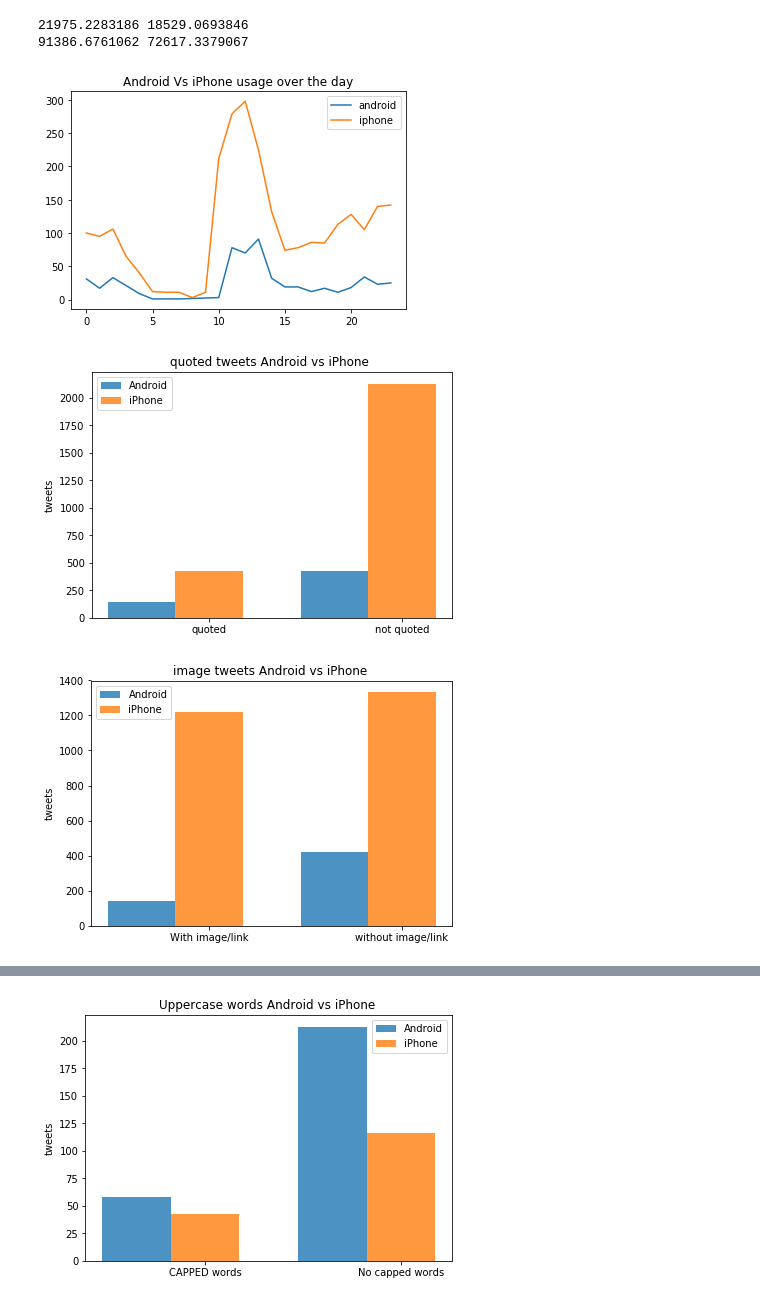
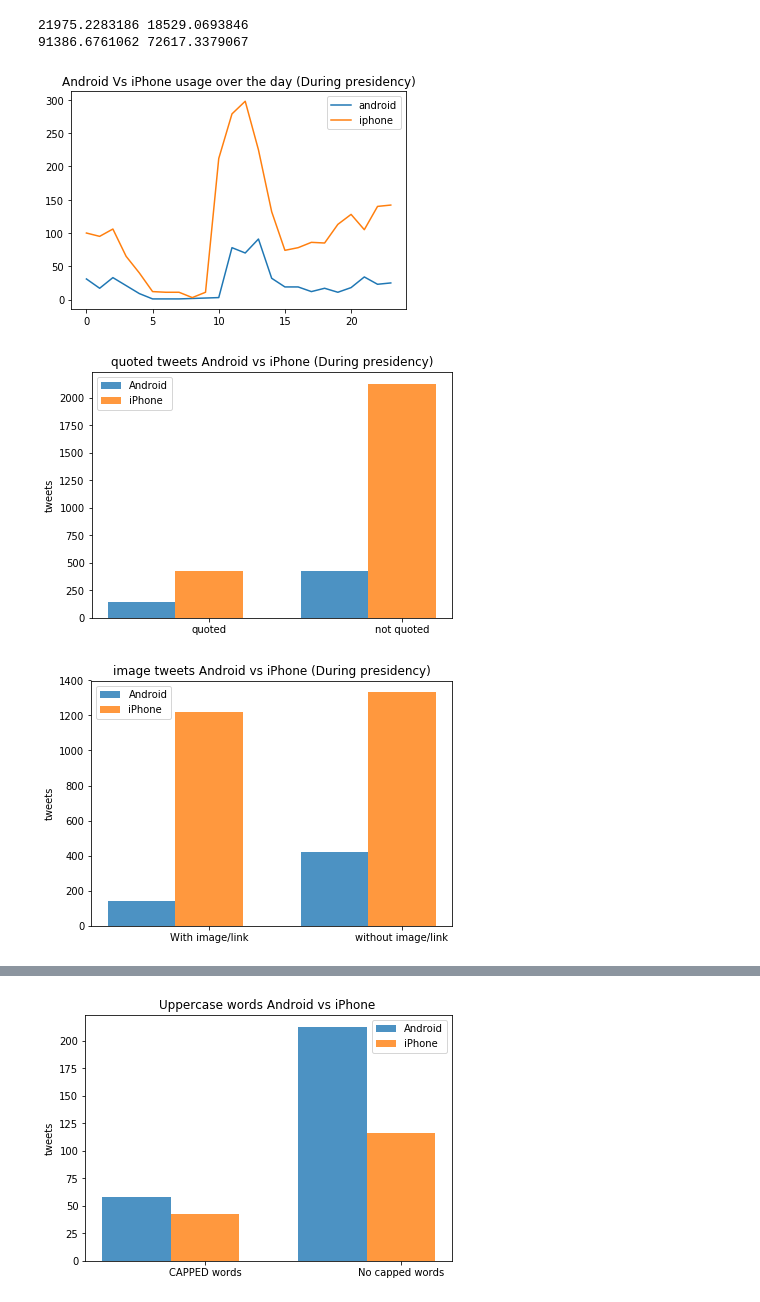
Before and after one commit to acefoxy/Project, a Jupyter notebook: Tweet_trump.ipynb, the cells around one changed output, grey strips where cells are left out. Drawn from its saved outputs; the diff is of its cells as text; code cells hidden in the pictures.

```diff
--- a/Tweet_trump.ipynb
+++ b/Tweet_trump.ipynb
@@ -49,26 +49,26 @@ print(tweets_android.fav.mean(),tweets_iphone.fav.mean())
 # %%
 #Tweeter usage over the day between iphone and android
 
 android = dict(Counter(np.array(tweets_android.created_at.dt.hour)))
 iphone = dict(Counter(np.array(tweets_iphone.created_at.dt.hour)))
 
 #sns.distplot(android,color='red',bins=24)
 #sns.distplot(iphone,color='blue',bins=24)
 #plt.hist(i,color='blue')
 
 androidLists = sorted(android.items()) # sorted by key, return a list of tuples
 iphoneLists = sorted(iphone.items())
 
 androidX, androidY = zip(*androidLists) # unpack a list of pairs into two tuples
 iphoneX, iphoneY = zip(*iphoneLists)
 
 plt.plot(androidX, androidY)
 plt.plot(iphoneX,iphoneY)
-plt.title('Android Vs iPhone usage over the day')
+plt.title('Android Vs iPhone usage over the day (During presidency)')
 plt.legend(['android','iphone'])
 plt.show()
 # %% [output]
-[figure, old version]
+[figure, new version]
 # %%
 #android tweets
 qat = tweets_android[tweets_android.text.str.contains('"')]
@@ -89,10 +89,10 @@ plt.ylabel('tweets'),
 plt.xticks(index + bar_width, ('quoted', 'not quoted'))
 plt.legend()
 plt.tight_layout()
-plt.title('quoted tweets Android vs iPhone ')
+plt.title('quoted tweets Android vs iPhone (During presidency)')
 plt.show()
 # %% [output]
-[figure, old version]
+[figure, new version]
 # %%
 #android tweets
 lat = tweets_android[tweets_android.text.str.contains('t.co')]
@@ -113,10 +113,10 @@ plt.ylabel('tweets'),
 plt.xticks(index + bar_width, ('With image/link', 'without image/link'))
 plt.legend()
 plt.tight_layout()
-plt.title('image tweets Android vs iPhone ')
+plt.title('image tweets Android vs iPhone (During presidency)')
 plt.show()
 # %% [output]
-[figure, old version]
+[figure, new version]
 # %%
 
 #android tweets
```
Also changed, not shown: parts of 6 cells of this notebook, 18 other files.
